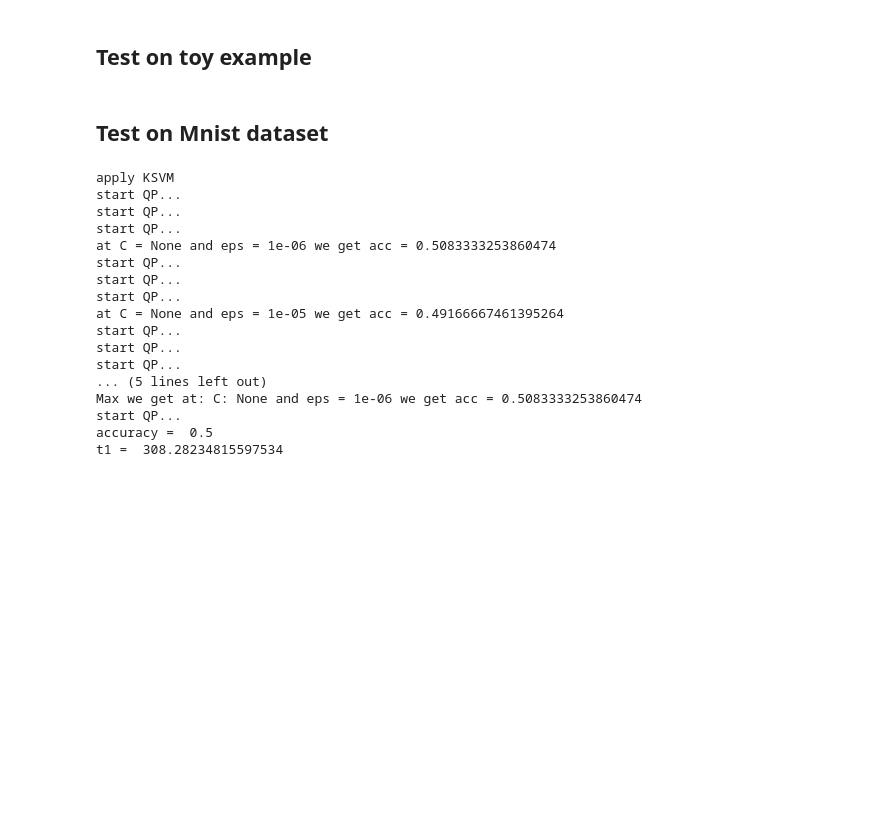
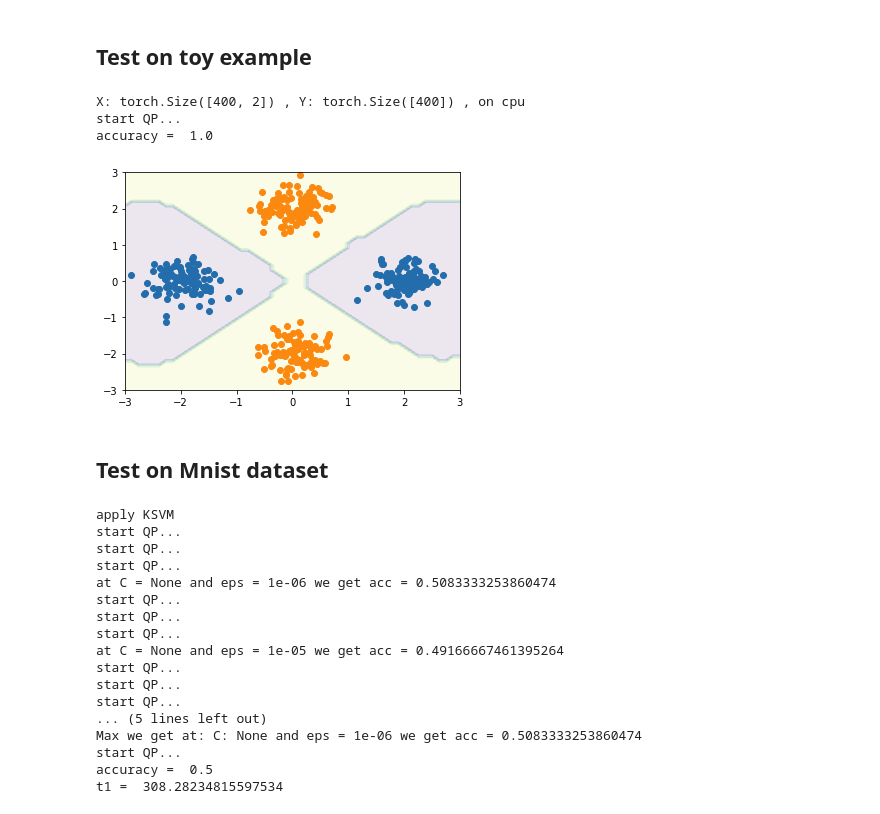
Before and after one commit to ahmedak2/SVM-Variations, a Jupyter notebook: kernelSVM_try.ipynb, the cells around one changed output. Cells and saved outputs as stored; diff of their text form; code cells hidden in the pictures; blank space fills up the shorter version.

Commit message:
Add KmeanSVM cross-validation results. KernelSVM revise to cpu version (using cvxopt).

```diff
--- a/kernelSVM_try.ipynb
+++ b/kernelSVM_try.ipynb
@@ -55,27 +50,34 @@ Good to go!
 # %%
 # Test kernel SVM by toy example
 import torch
-import qpth
+# import qpth
+import cvxopt
+import cvxopt.solvers
 import matplotlib.pyplot as plt
 from functions import *
 import scipy.io as sio
 from KernelSVM import *
 
 # Colab with GPU
-X, Y = load_data("toy_example", os.path.join(GOOGLE_DRIVE_PATH, "Data/toy_data.mat"), "gpu")
+# X, Y = load_data("toy_example", os.path.join(GOOGLE_DRIVE_PATH, "Data/toy_data.mat"), "gpu")
 # plot_data(X.cpu(), Y.cpu())
 # Colab with CPU
 # X, Y = load_data("toy_example", os.path.join(GOOGLE_DRIVE_PATH, "toy_data.mat")) # four clusters
 # plot_data(X, Y)
 # Run locally with CPU
-# X, Y = load_data("toy_example") # four clusters
-# plot_data(X, Y)
+X, Y = load_data("toy_example") # four clusters
+plot_data(X, Y)
 
 # kernel = linear_kernel
 kernel = gaussian_kernel
-KSVM = apply_KSVM(kernel, X, Y, C=None, eps=1e-5)#C=1e2
-# KSVM.plot_classifier([-3, 3, -3, 3])
+KSVM = apply_KSVM(kernel, X, Y, C=1e-2)#C=None, eps=1e-5
+KSVM.plot_classifier([-3, 3, -3, 3])
 # G torch.Size([400, 400]) h torch.Size([400])
+# %% [output]
+X: torch.Size([400, 2]) , Y: torch.Size([400]) , on cpu
+start QP...
+accuracy =  1.0
+[figure, added]
 # %% [markdown]
 ## Test on Mnist dataset
 # %%
```
Also changed, not shown: parts of 2 cells of this notebook, 3 other files.
